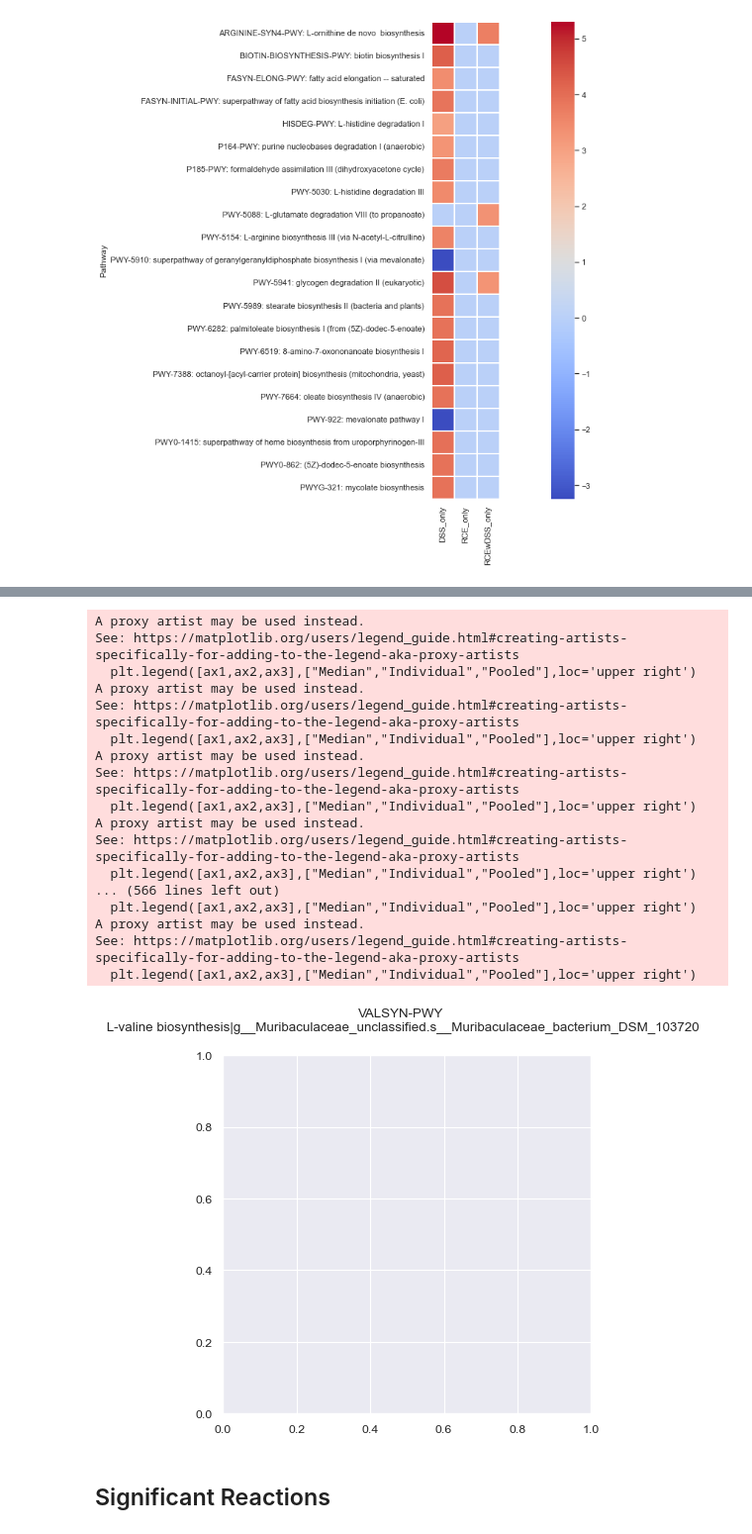
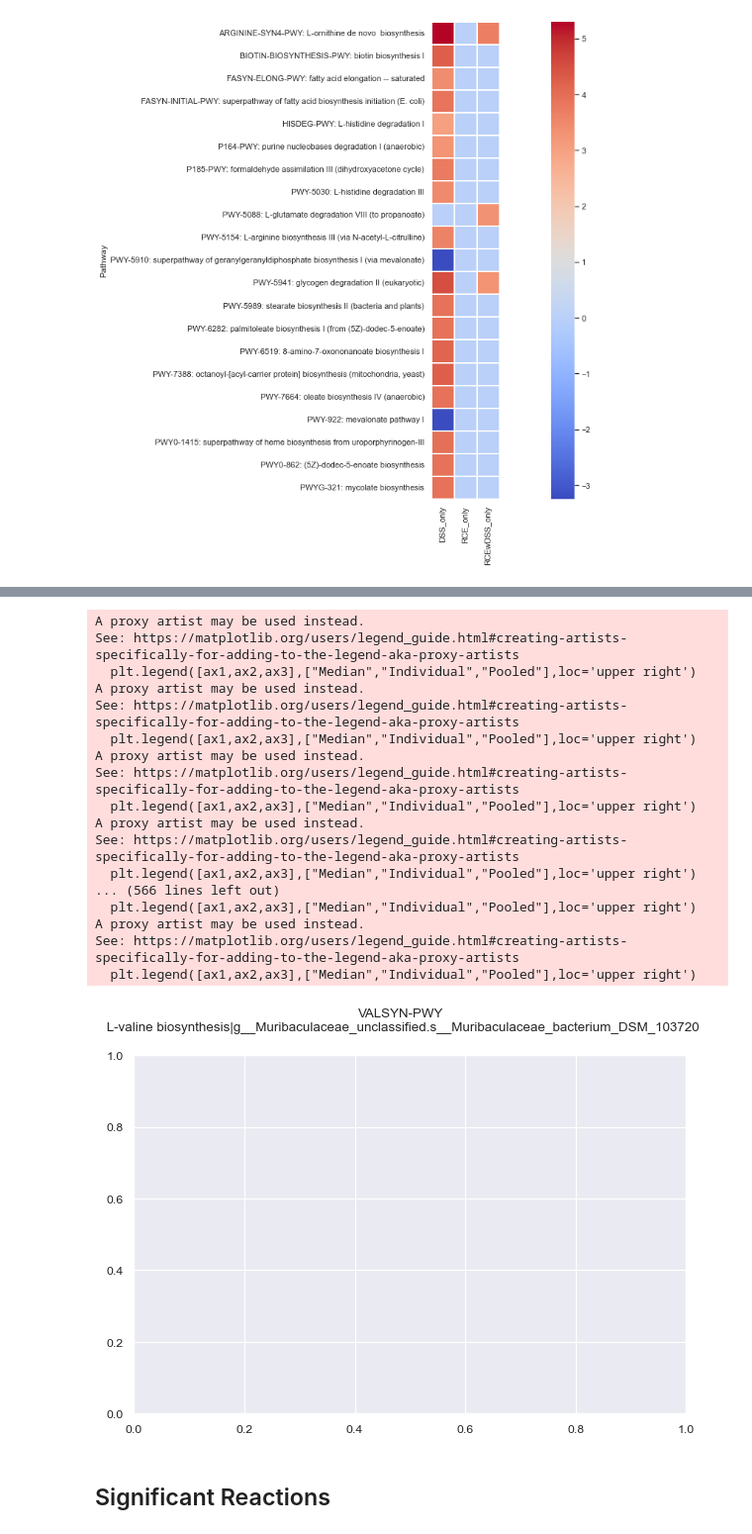
Before and after one commit to chan-csu/RCJ_Megtagenomics, a Jupyter notebook: Data_Analysis/Data_Analysis.ipynb, the cells around one changed output, grey strips where cells are left out. Shown at 99% size. Drawn from its saved outputs; the diff is of its cells as text; code cells hidden in the pictures.

Commit message:
better plots

```diff
--- a/Data_Analysis/Data_Analysis.ipynb
+++ b/Data_Analysis/Data_Analysis.ipynb
@@ -166,7 +166,7 @@ Group_List
 Path_Abund_Stratified_Filtered=Path_Abund_Filtered[Path_Abund_Filtered['Sample_ID'].str.contains('|',regex=False)]
 Path_Abund_Stratified_Filtered=Path_Abund_Stratified_Filtered.reset_index(drop=True)
 # %%
-plt.figure(figsize=(6, 6), dpi=80)
+plt.figure(figsize=(9, 6), dpi=80)
 if not os.path.exists('Sig_Plots_Pathways_Stratified/'):
     os.mkdir('Sig_Plots_Pathways_Stratified/')
 for i in range(Path_Abund_Stratified_Filtered.shape[0]):
@@ -193,34 +193,34 @@ for i in range(Path_Abund_Stratified_Filtered.shape[0]):
 
     if len(Sig_Results.loc[Path_Abund_Stratified_Filtered.loc[i,"Sample_ID"]].shape)==1:
         plt.text(0.3,top_DSS,Sig_Results.loc[Path_Abund_Stratified_Filtered.loc[i,"Sample_ID"],"metadata"]+": " + str(Sig_Results.loc[Path_Abund_Stratified_Filtered.loc[i,"Sample_ID"],"value"])+"\n\nCoeff: "+ str(Sig_Results.loc[Path_Abund_Stratified_Filtered.loc[i,"Sample_ID"],"coef"])[0:5]+"\n\nP_value: "+str(format(Sig_Results.loc[Path_Abund_Stratified_Filtered.loc[i,"Sample_ID"],"pval"],'f'))+"\n\nQ_value: "+str(format(Sig_Results.loc[Path_Abund_Stratified_Filtered.loc[i,"Sample_ID"],"qval"],'f')),fontsize=10,verticalalignment="top")
     else:
         plt.text(0.3,top_DSS,Sig_Results.loc[Path_Abund_Stratified_Filtered.loc[i,"Sample_ID"],"metadata"].iloc[0]+": " + str(Sig_Results.loc[Path_Abund_Stratified_Filtered.loc[i,"Sample_ID"],"value"].iloc[0])+"\n\nCoeff: "+ str(Sig_Results.loc[Path_Abund_Stratified_Filtered.loc[i,"Sample_ID"],"coef"].iloc[0])[0:5]+"\n\nP_value: "+str(format(Sig_Results.loc[Path_Abund_Stratified_Filtered.loc[i,"Sample_ID"],"pval"].iloc[0],'f'))+"\n\nQ_value: "+str(format(Sig_Results.loc[Path_Abund_Stratified_Filtered.loc[i,"Sample_ID"],"qval"].iloc[0],'f')),fontsize=10,verticalalignment="top")
 
 
 
     plt.xlabel("Treatment Group")
     plt.ylabel("Path Abundances")
     plt.savefig("Sig_Plots_Pathways_Stratified/"+Path_Abund_Stratified_Filtered.loc[i,"Sample_ID"][0:6],dpi=300)
     plt.cla()
 # %% [output]
 A proxy artist may be used instead.
 See: https://matplotlib.org/users/legend_guide.html#creating-artists-specifically-for-adding-to-the-legend-aka-proxy-artists
   plt.legend([ax1,ax2,ax3],["Median","Individual","Pooled"],loc='upper right')
 A proxy artist may be used instead.
 See: https://matplotlib.org/users/legend_guide.html#creating-artists-specifically-for-adding-to-the-legend-aka-proxy-artists
   plt.legend([ax1,ax2,ax3],["Median","Individual","Pooled"],loc='upper right')
 A proxy artist may be used instead.
 See: https://matplotlib.org/users/legend_guide.html#creating-artists-specifically-for-adding-to-the-legend-aka-proxy-artists
   plt.legend([ax1,ax2,ax3],["Median","Individual","Pooled"],loc='upper right')
 A proxy artist may be used instead.
 See: https://matplotlib.org/users/legend_guide.html#creating-artists-specifically-for-adding-to-the-legend-aka-proxy-artists
   plt.legend([ax1,ax2,ax3],["Median","Individual","Pooled"],loc='upper right')
 ... (566 lines left out)
   plt.legend([ax1,ax2,ax3],["Median","Individual","Pooled"],loc='upper right')
 A proxy artist may be used instead.
 See: https://matplotlib.org/users/legend_guide.html#creating-artists-specifically-for-adding-to-the-legend-aka-proxy-artists
   plt.legend([ax1,ax2,ax3],["Median","Individual","Pooled"],loc='upper right')
-[figure, old version]
+[figure, new version]
 # %% [markdown]
 ## Significant Reactions
 # %%
```
Also changed, not shown: 59 other files.
